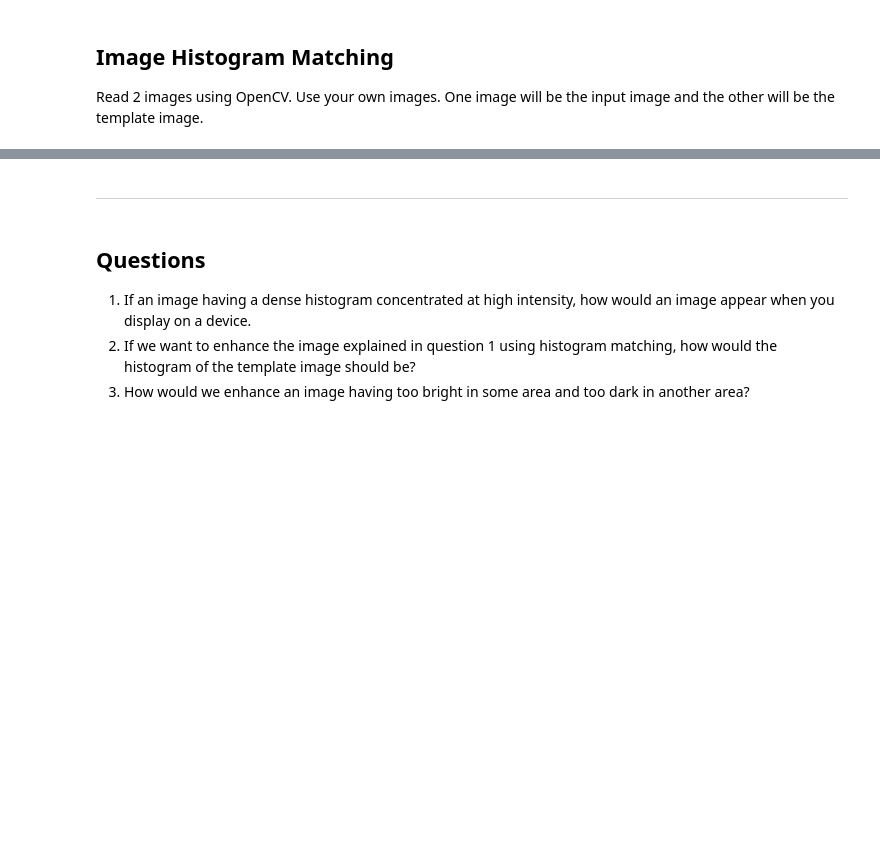
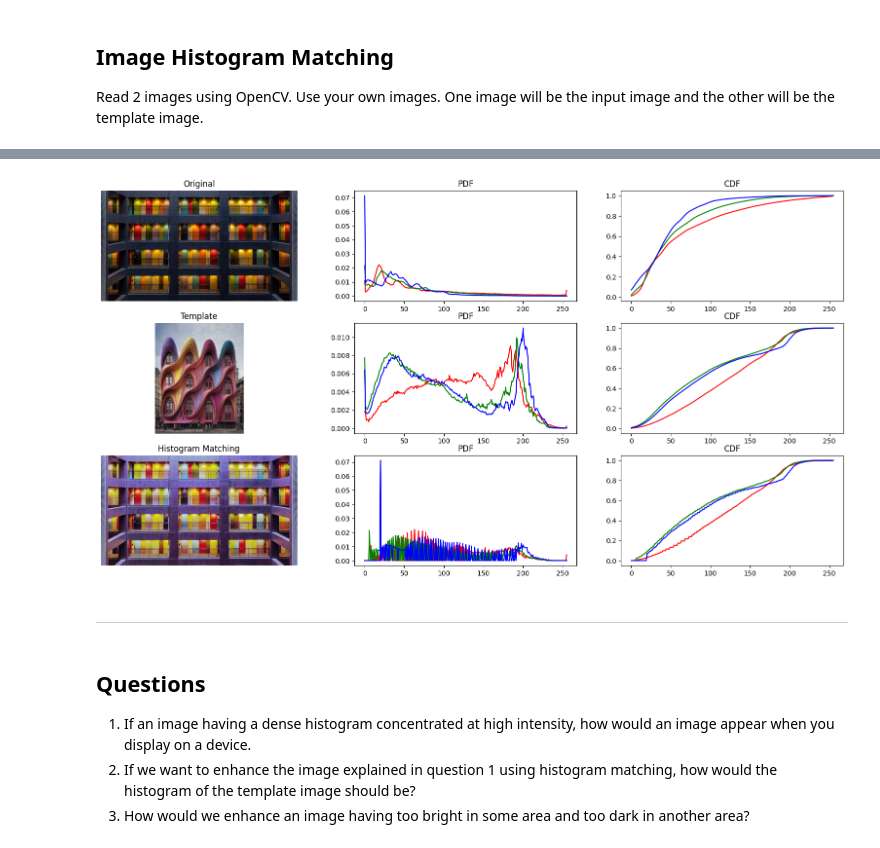
Before and after one commit to nickvivat/ImageProcessing, a Jupyter notebook: Week2/Lab2_2_Image-Enhancement-with-Statistical-Operation.ipynb, the cells around one changed output, grey strips where cells are left out. Cells and saved outputs as stored; diff of their text form; code cells hidden in the pictures; blank space fills up the shorter version.

```diff
--- a/Week2/Lab2_2_Image-Enhancement-with-Statistical-Operation.ipynb
+++ b/Week2/Lab2_2_Image-Enhancement-with-Statistical-Operation.ipynb
@@ -218,3 +201,77 @@ Show the result like the reference image below.
+# %%
+### START CODE HERE ###
+
+def compute_pdf_cdf(image):
+    hist, bins = np.histogram(image.flatten(), 256, [0, 256])
+    pdf = hist / np.sum(hist)
+    cdf = pdf.cumsum()
+    return pdf, cdf
+
+def plot_pdf_cdf(axs, row, pdfs, cdfs):
+    colors = ['red', 'green', 'blue']
+    for (pdf, cdf, color) in (zip(pdfs, cdfs, colors)):
+        axs[row][1].plot(np.arange(256), pdf, color=color)
+        axs[row][2].plot(np.arange(256), cdf, color=color)
+    axs[row][1].set_title('PDF')
+    axs[row][2].set_title('CDF')
+
+def get_pdfs_cdfs(image):
+    channels = cv2.split(image)
+    pdfs, cdfs = [], []
+    for channel in channels:
+        pdf, cdf = compute_pdf_cdf(channel)
+        pdfs.append(pdf)
+        cdfs.append(cdf)
+    return pdfs, cdfs
+
+def histogram_matching(img1, img2):
+    img1_channels = cv2.split(img1)
+    img2_channels = cv2.split(img2)
+    matched_channels = []
+
+    for img1_channel, img2_channel in zip(img1_channels, img2_channels):
+        img1_pdf, img1_cdf = compute_pdf_cdf(img1_channel)
+        img2_pdf, img2_cdf = compute_pdf_cdf(img2_channel)
+        mapping = np.zeros(256, dtype=np.uint8)
+        for i in range(256):
+            diff = np.abs(img2_cdf - img1_cdf[i])
+            mapping[i] = np.argmin(diff)
+        matched_channel = mapping[img1_channel]
+        matched_channels.append(matched_channel)
+
+    matched_image = cv2.merge(matched_channels)
+    return matched_image
+
+fig, axs = plt.subplots(3, 3, figsize=(20, 10))
+
+axs[0][0].imshow(img1)
+axs[0][0].set_title('Original')
+axs[0][0].axis('off')
+
+axs[1][0].imshow(img2)
+axs[1][0].set_title('Template')
+axs[1][0].axis('off')
+
+pdfs, cdfs = get_pdfs_cdfs(img1)
+plot_pdf_cdf(axs, 0, pdfs, cdfs)
+
+pdfs, cdfs = get_pdfs_cdfs(img2)
+plot_pdf_cdf(axs, 1, pdfs, cdfs)
+
+matched_image = histogram_matching(img1, img2)
+
+axs[2][0].imshow(matched_image)
+axs[2][0].set_title('Histogram Matching')
+axs[2][0].axis('off')
+
+pdfs, cdfs = get_pdfs_cdfs(matched_image)
+plot_pdf_cdf(axs, 2, pdfs, cdfs)
+
+plt.show()
+
+### END CODE HERE ###
+# %% [output]
+[figure, added]
 # %% [markdown]
 ---
 # %% [markdown]
```
Also changed, not shown: parts of 8 cells of this notebook, 1 other file.
